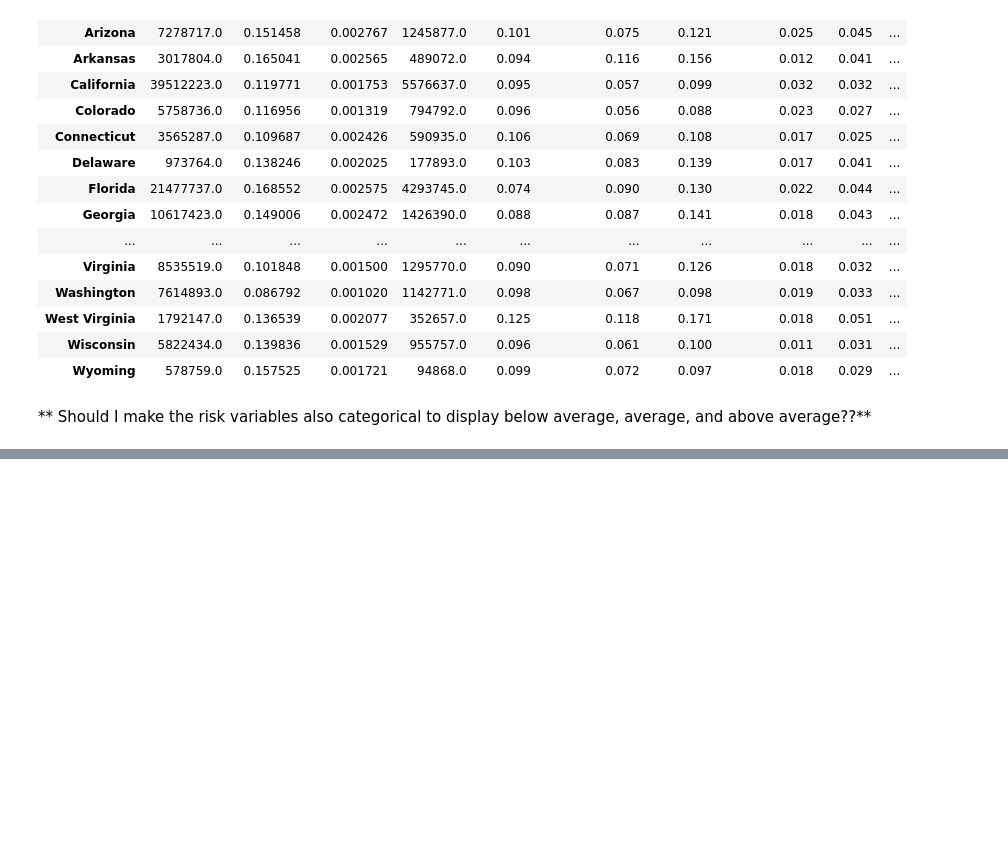
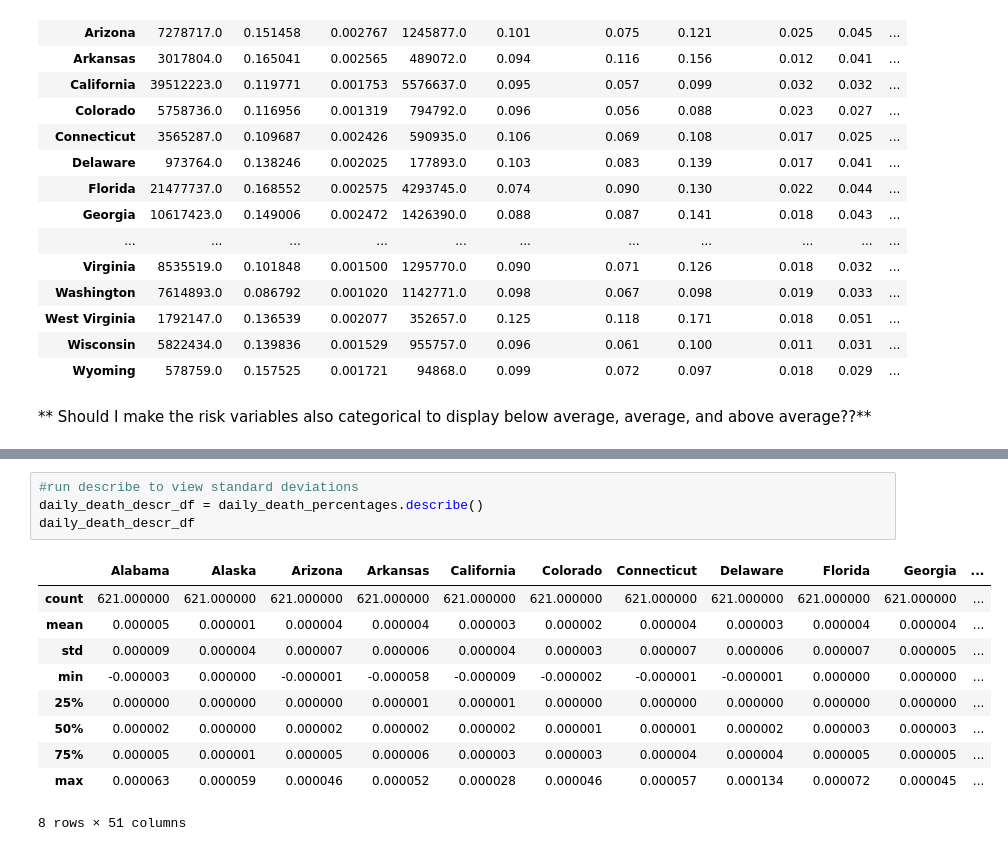
Before and after one commit to sdguerrette/capstone_project, a Jupyter notebook: Deliverable1_Practice/Practice_NN_COVID.ipynb, the cells around one changed output, grey strips where cells are left out. Drawn from its saved outputs; the diff is of its cells as text; blank space fills up the shorter version.

```diff
--- a/Deliverable1_Practice/Practice_NN_COVID.ipynb
+++ b/Deliverable1_Practice/Practice_NN_COVID.ipynb
@@ -320,0 +358,15 @@ death_bystate_stats
+# %%
+#run describe to view standard deviations
+daily_death_descr_df = daily_death_percentages.describe()
+daily_death_descr_df
+# %% [output]
+|  | Alabama | Alaska | Arizona | Arkansas | California | Colorado | Connecticut | Delaware | Florida | Georgia | ... |
+| count | 621.000000 | 621.000000 | 621.000000 | 621.000000 | 621.000000 | 621.000000 | 621.000000 | 621.000000 | 621.000000 | 621.000000 | ... |
+| mean | 0.000005 | 0.000001 | 0.000004 | 0.000004 | 0.000003 | 0.000002 | 0.000004 | 0.000003 | 0.000004 | 0.000004 | ... |
+| std | 0.000009 | 0.000004 | 0.000007 | 0.000006 | 0.000004 | 0.000003 | 0.000007 | 0.000006 | 0.000007 | 0.000005 | ... |
+| min | -0.000003 | 0.000000 | -0.000001 | -0.000058 | -0.000009 | -0.000002 | -0.000001 | -0.000001 | 0.000000 | 0.000000 | ... |
+| 25% | 0.000000 | 0.000000 | 0.000000 | 0.000001 | 0.000001 | 0.000000 | 0.000000 | 0.000000 | 0.000000 | 0.000000 | ... |
+| 50% | 0.000002 | 0.000000 | 0.000002 | 0.000002 | 0.000002 | 0.000001 | 0.000001 | 0.000002 | 0.000003 | 0.000003 | ... |
+| 75% | 0.000005 | 0.000001 | 0.000005 | 0.000006 | 0.000003 | 0.000003 | 0.000004 | 0.000004 | 0.000005 | 0.000005 | ... |
+| max | 0.000063 | 0.000059 | 0.000046 | 0.000052 | 0.000028 | 0.000046 | 0.000057 | 0.000134 | 0.000072 | 0.000045 | ... |
+8 rows × 51 columns
```
Also changed, not shown: parts of 7 cells of this notebook, 5 other files.
